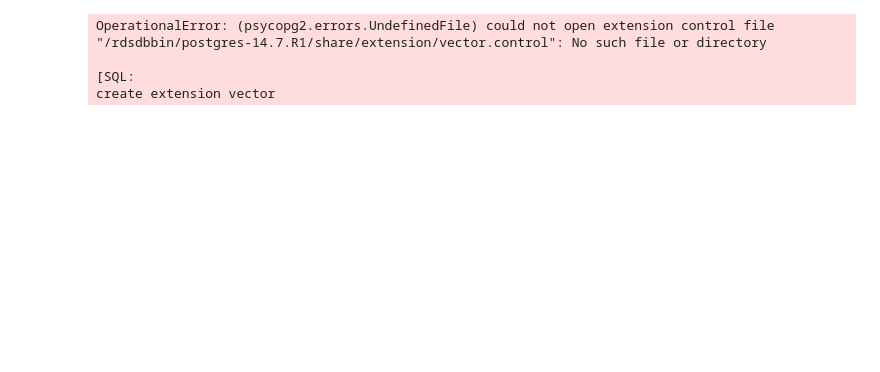
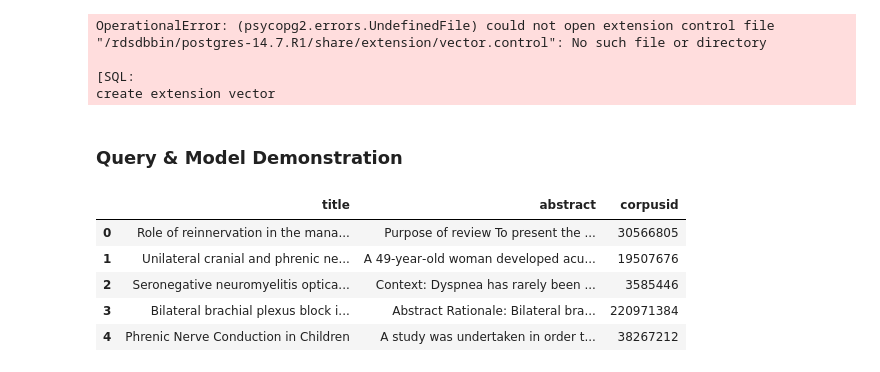
Before and after one commit to leen01/therapeutic-accelerator, a Jupyter notebook: Base_Models/DB_Connector.ipynb, the cells around one changed output. Cells and saved outputs as stored; diff of their text form; code cells hidden in the pictures; blank space fills up the shorter version.

```diff
--- a/Base_Models/DB_Connector.ipynb
+++ b/Base_Models/DB_Connector.ipynb
@@ -426,3 +511,33 @@ OperationalError: (psycopg2.errors.UndefinedFile) could not open extension contr
 
 [SQL:
 create extension vector
+# %% [markdown]
+### Query & Model Demonstration
+# %%
+user_input = 'Phrenic nerve palsy'
+input_string =  " & ".join(user_input.split(" "))
+
+sql = f'''
+SELECT
+    attributes.title,
+    abstract,
+    corpusid
+FROM abstract_encodings_test4
+JOIN attributes using (corpusid)
+WHERE ts_left_750 @@ websearch_to_tsquery('english','{input_string}')
+order by attributes.referencecount desc, attributes.publicationdate, attributes.citationcount desc
+limit 5
+
+'''
+with engine.connect() as conn:
+    query = conn.execute(text(sql))
+
+df = pd.DataFrame(query.fetchall())
+df
+# %% [output]
+|  | title | abstract | corpusid |
+| 0 | Role of reinnervation in the mana... | Purpose of review To present the ... | 30566805 |
+| 1 | Unilateral cranial and phrenic ne... | A 49‐year‐old woman developed acu... | 19507676 |
+| 2 | Seronegative neuromyelitis optica... | Context: Dyspnea has rarely been ... | 3585446 |
+| 3 | Bilateral brachial plexus block i... | Abstract Rationale: Bilateral bra... | 220971384 |
+| 4 | Phrenic Nerve Conduction in Children | A study was undertaken in order t... | 38267212 |
```
Also changed, not shown: parts of 38 cells of this notebook, 8 other files.
